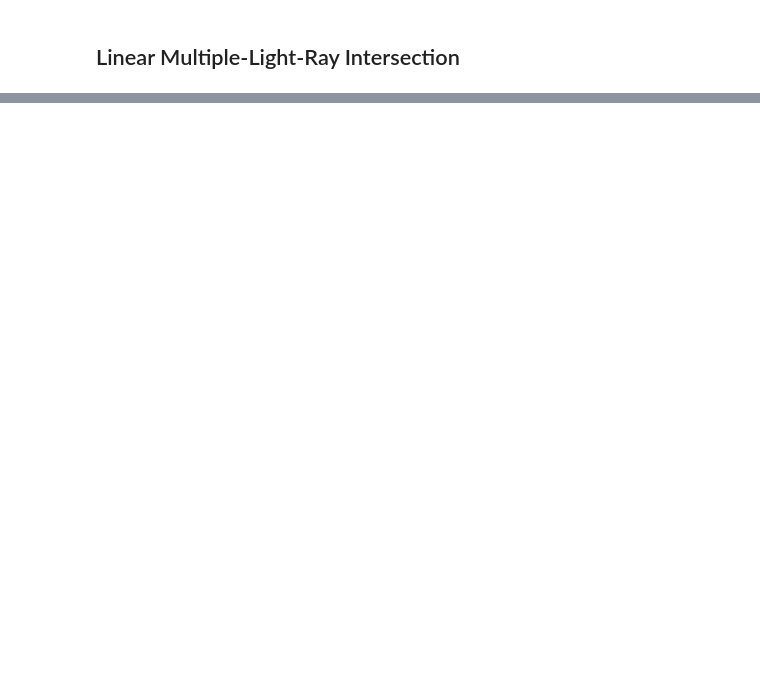
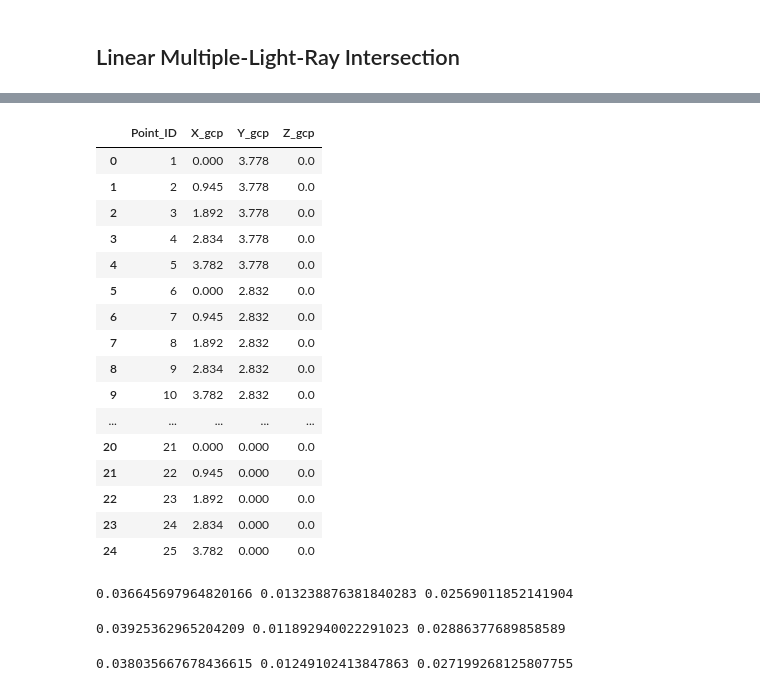
Before and after one commit to Enderrrr-TW/Purdue_every_life, a Jupyter notebook: photogrammetry/linear_approaches_for_photogrammetric_intersection.ipynb, the cells around one changed output, grey strips where cells are left out. Cells and saved outputs as stored; diff of their text form; code cells hidden in the pictures; blank space fills up the shorter version.

```diff
--- a/photogrammetry/linear_approaches_for_photogrammetric_intersection.ipynb
+++ b/photogrammetry/linear_approaches_for_photogrammetric_intersection.ipynb
@@ -336,0 +380,51 @@ Multiple_light_ray_intersection(EOPs_04,EOPs_05,EOPs_11,EOPs_12,xy_img_04,xy_img
+# %%
+df={}
+df['Point_ID']= [i for i in range(1,26)]
+df['X_gcp']=X_gcp
+df['Y_gcp']=Y_gcp
+df['Z_gcp']=Z_gcp
+pd.DataFrame(df)
+# %% [output]
+|  | Point_ID | X_gcp | Y_gcp | Z_gcp |
+| 0 | 1 | 0.000 | 3.778 | 0.0 |
+| 1 | 2 | 0.945 | 3.778 | 0.0 |
+| 2 | 3 | 1.892 | 3.778 | 0.0 |
+| 3 | 4 | 2.834 | 3.778 | 0.0 |
+| 4 | 5 | 3.782 | 3.778 | 0.0 |
+| 5 | 6 | 0.000 | 2.832 | 0.0 |
+| 6 | 7 | 0.945 | 2.832 | 0.0 |
+| 7 | 8 | 1.892 | 2.832 | 0.0 |
+| 8 | 9 | 2.834 | 2.832 | 0.0 |
+| 9 | 10 | 3.782 | 2.832 | 0.0 |
+| ... | ... | ... | ... | ... |
+| 20 | 21 | 0.000 | 0.000 | 0.0 |
+| 21 | 22 | 0.945 | 0.000 | 0.0 |
+| 22 | 23 | 1.892 | 0.000 | 0.0 |
+| 23 | 24 | 2.834 | 0.000 | 0.0 |
+| 24 | 25 | 3.782 | 0.000 | 0.0 |
+# %%
+# compute RMSE for BASC results
+BASC=pd.read_excel('comp.csv')
+BASC_set1=BASC[BASC['Point_ID'].astype(int).isin(tie_points_ID_set1)]
+RMSE_BASC1_x=np.sqrt(np.sum(BASC_set1['res_X (mm)']**2)/(len(tie_points_ID_set1)-1))
+RMSE_BASC1_y=np.sqrt(np.sum(BASC_set1['res_Y (mm)']**2)/(len(tie_points_ID_set1)-1))
+RMSE_BASC1_z=np.sqrt(np.sum(BASC_set1['res_Z (mm)']**2)/(len(tie_points_ID_set1)-1))
+print(RMSE_BASC1_x,RMSE_BASC1_y,RMSE_BASC1_z)
+# %% [output]
+0.036645697964820166 0.013238876381840283 0.02569011852141904
+# %%
+BASC_set2=BASC[BASC['Point_ID'].astype(int).isin(tie_points_ID_set2)]
+RMSE_BASC2_x=np.sqrt(np.sum(BASC_set2['res_X (mm)']**2)/(len(tie_points_ID_set2)-1))
+RMSE_BASC2_y=np.sqrt(np.sum(BASC_set2['res_Y (mm)']**2)/(len(tie_points_ID_set2)-1))
+RMSE_BASC2_z=np.sqrt(np.sum(BASC_set2['res_Z (mm)']**2)/(len(tie_points_ID_set2)-1))
+print(RMSE_BASC2_x,RMSE_BASC2_y,RMSE_BASC2_z)
+# %% [output]
+0.03925362965204209 0.011892940022291023 0.02886377689858589
+# %%
+BASC_set3=BASC[BASC['Point_ID'].astype(int).isin(tie_points_ID)]
+RMSE_BASC3_x=np.sqrt(np.sum(BASC_set3['res_X (mm)']**2)/(len(tie_points_ID)-1))
+RMSE_BASC3_y=np.sqrt(np.sum(BASC_set3['res_Y (mm)']**2)/(len(tie_points_ID)-1))
+RMSE_BASC3_z=np.sqrt(np.sum(BASC_set3['res_Z (mm)']**2)/(len(tie_points_ID)-1))
+print(RMSE_BASC3_x,RMSE_BASC3_y,RMSE_BASC3_z)
+# %% [output]
+0.038035667678436615 0.01249102413847863 0.027199268125807755
```
Also changed, not shown: parts of 4 cells of this notebook.
